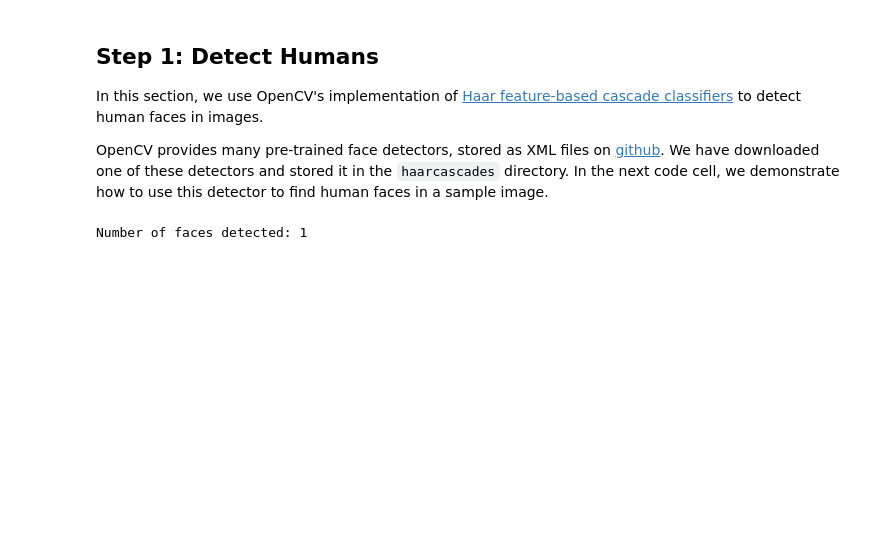
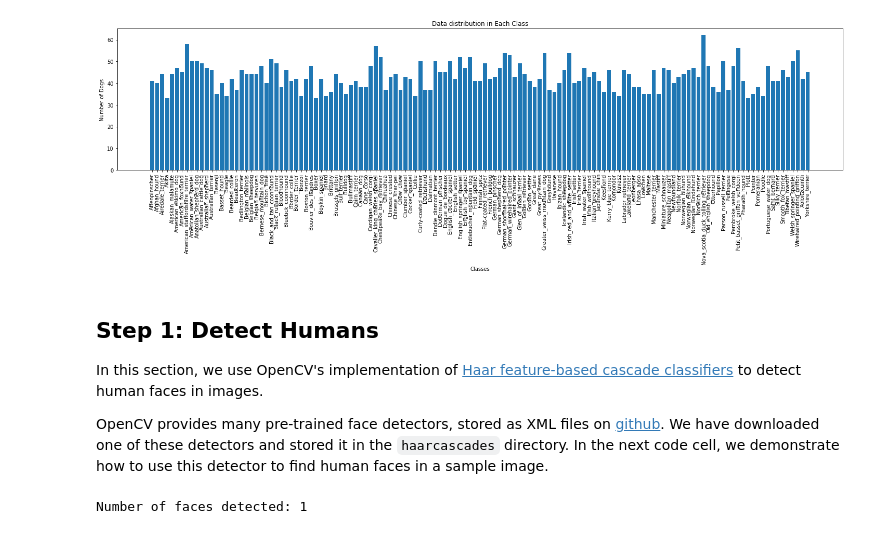
Before and after one commit to Randheerrrk/Machine-Learning-Engineer-Capstone-Project-, a Jupyter notebook: dog_app.ipynb, the cells around one changed output. Drawn from its saved outputs; the diff is of its cells as text; code cells hidden in the pictures; blank space fills up the shorter version.

```diff
--- a/dog_app.ipynb
+++ b/dog_app.ipynb
@@ -70,3 +106,21 @@ There are 8351 total dog images.
+# %%
+list_dogs=[]
+num_dogs = []
+for files in sorted(glob("/data/dog_images/train/*/")):
+    list_dogs.append(files[27:-1])
+    num_dogs.append(len(files))
+
+
+plt.figure(figsize=(25,5))
+plt.xticks(rotation=90)
+plt.bar(list_dogs, num_dogs)
+plt.title('Data distribution in Each Class')
+plt.xlabel('Classes')
+plt.ylabel('Number of Dogs')
+
+plt.show()
+# %% [output]
+[figure, added]
 # %% [markdown]
 <a id='step1'></a>
 ## Step 1: Detect Humans
```
Also changed, not shown: parts of 10 cells of this notebook, 2 other files.
